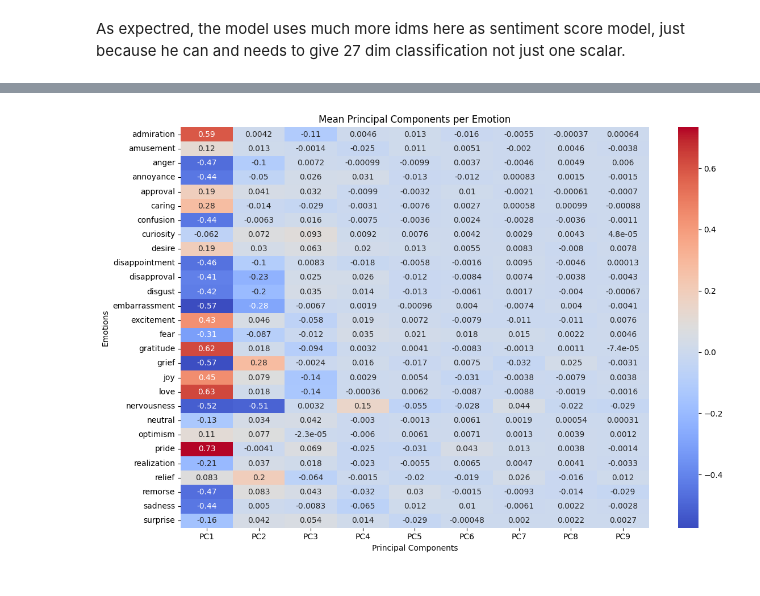
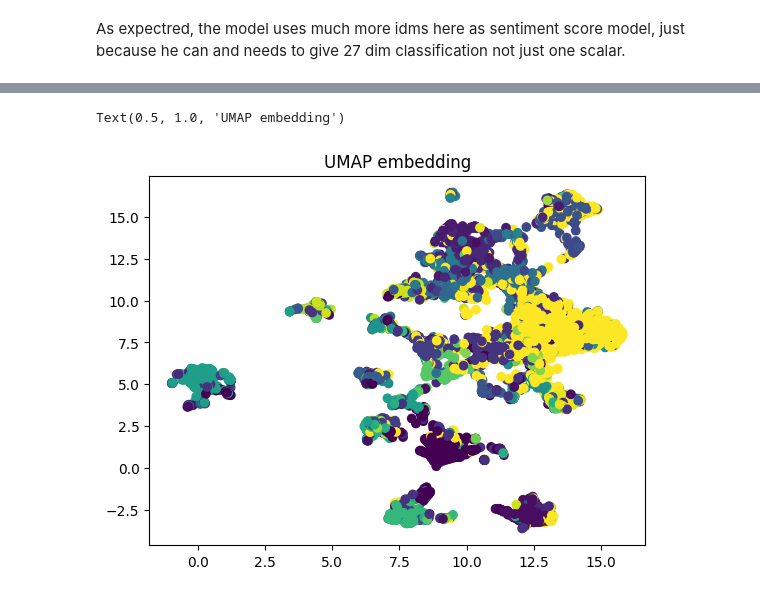
Before and after one commit to lsablica/FactorEmote, a Jupyter notebook: src/FactorsInEmotions_2.ipynb, the cells around one changed output, grey strips where cells are left out. Cells and saved outputs as stored; diff of their text form; code cells hidden in the pictures.

Commit message:
tweaks umap

```diff
--- a/src/FactorsInEmotions_2.ipynb
+++ b/src/FactorsInEmotions_2.ipynb
@@ -338,10 +197,9 @@ mean_pcs = pc_df.groupby('Emotion_Name')[pc_columns].mean()
-# %%
-plt.figure(figsize=(12, 8))
-sns.heatmap(mean_pcs, cmap='coolwarm', annot=True)
-plt.title('Mean Principal Components per Emotion')
-plt.xlabel('Principal Components')
-plt.ylabel('Emotions')
-plt.tight_layout()
-plt.show()
-# %% [output]
-[figure, removed]
+# %%
+import umap.umap_ as umap
+
+sphere_mapper = umap.UMAP(n_components=2, n_neighbors=15, min_dist=0.1, metric='cosine').fit(embeddings_np)
+plt.scatter(sphere_mapper.embedding_[:,0], sphere_mapper.embedding_[:,1], c=filtered_labels)
+plt.title('UMAP embedding')
+# %% [output]
+Text(0.5, 1.0, 'UMAP embedding')
+[figure, added]
```
Also changed, not shown: parts of 13 cells of this notebook, 1 other file.
